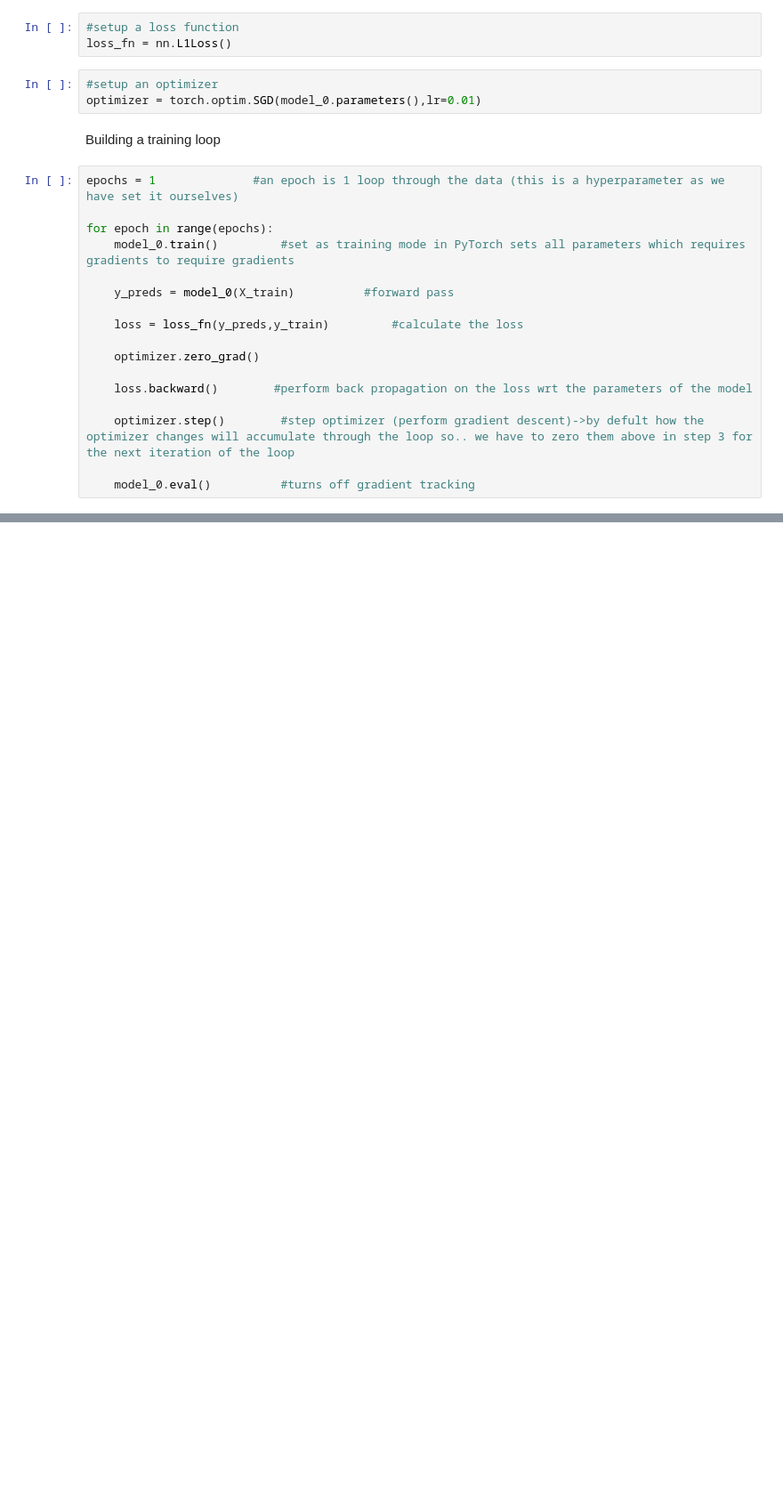
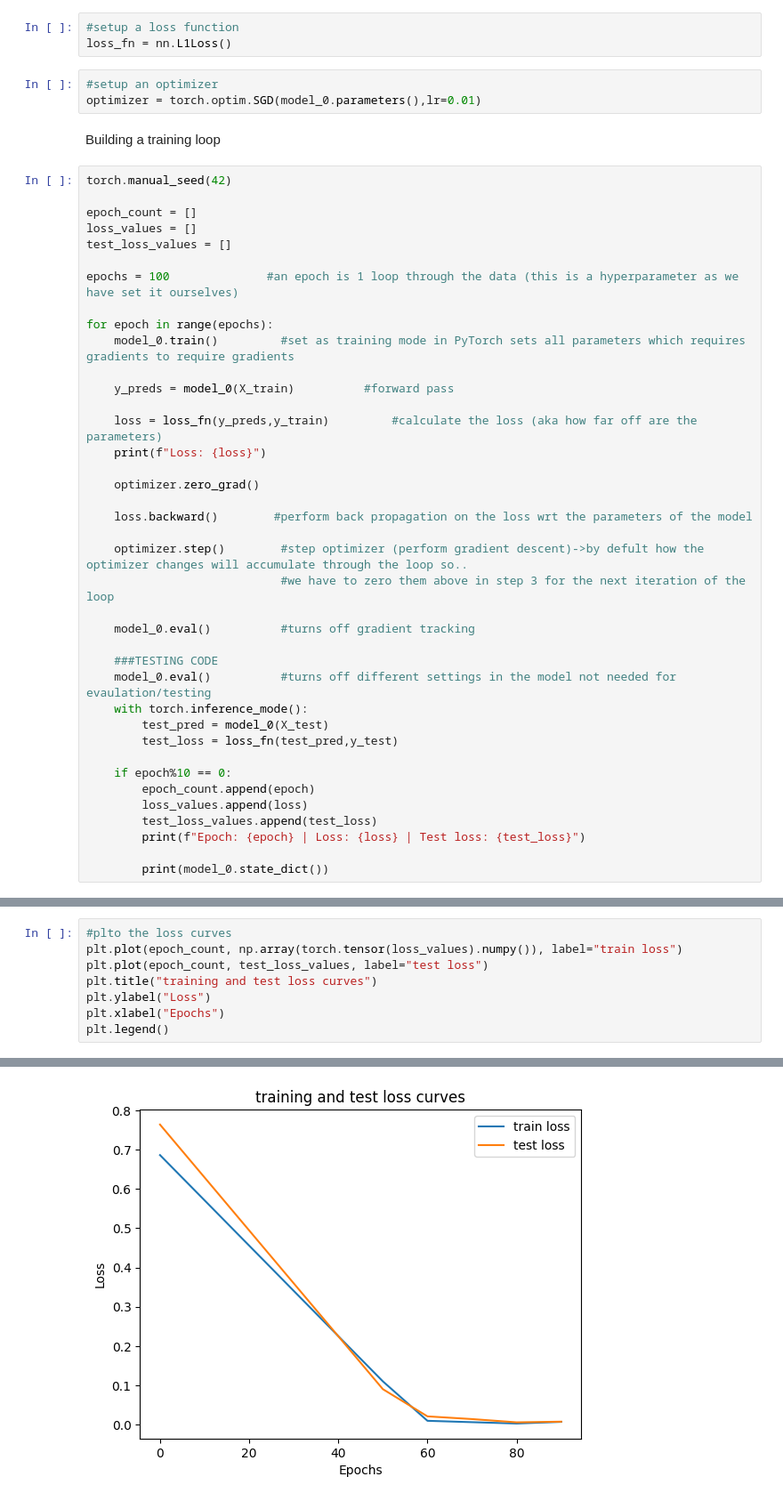
Before and after one commit to RyanTang019/PyTorch, a Jupyter notebook: 01_PyTorch_workflow.ipynb, the cells around one changed output, grey strips where cells are left out. Shown at 89% size. Drawn from its saved outputs; the diff is of its cells as text; blank space fills up the shorter version.

Commit message:
training the model and testing the model as well as checking the loss curve

```diff
--- a/01_PyTorch_workflow.ipynb
+++ b/01_PyTorch_workflow.ipynb
@@ -170,19 +171,41 @@ optimizer = torch.optim.SGD(model_0.parameters(),lr=0.01)
 # %% [markdown]
 Building a training loop
 # %%
-epochs = 1              #an epoch is 1 loop through the data (this is a hyperparameter as we have set it ourselves)
+torch.manual_seed(42)
+
+epoch_count = []
+loss_values = []
+test_loss_values = []
+
+epochs = 100              #an epoch is 1 loop through the data (this is a hyperparameter as we have set it ourselves)
 
 for epoch in range(epochs):
     model_0.train()         #set as training mode in PyTorch sets all parameters which requires gradients to require gradients
 
     y_preds = model_0(X_train)          #forward pass
 
-    loss = loss_fn(y_preds,y_train)         #calculate the loss
+    loss = loss_fn(y_preds,y_train)         #calculate the loss (aka how far off are the parameters)
+    print(f"Loss: {loss}")
 
     optimizer.zero_grad()
 
     loss.backward()        #perform back propagation on the loss wrt the parameters of the model
 
-    optimizer.step()        #step optimizer (perform gradient descent)->by defult how the optimizer changes will accumulate through the loop so.. we have to zero them above in step 3 for the next iteration of the loop
+    optimizer.step()        #step optimizer (perform gradient descent)->by defult how the optimizer changes will accumulate through the loop so..
+                            #we have to zero them above in step 3 for the next iteration of the loop
 
     model_0.eval()          #turns off gradient tracking
+
+    ###TESTING CODE
+    model_0.eval()          #turns off different settings in the model not needed for evaulation/testing
+    with torch.inference_mode():
+        test_pred = model_0(X_test)
+        test_loss = loss_fn(test_pred,y_test)
+
+    if epoch%10 == 0:
+        epoch_count.append(epoch)
+        loss_values.append(loss)
+        test_loss_values.append(test_loss)
+        print(f"Epoch: {epoch} | Loss: {loss} | Test loss: {test_loss}")
+
+        print(model_0.state_dict())
@@ -188,0 +230,9 @@ for epoch in range(epochs):
+# %%
+#plto the loss curves
+plt.plot(epoch_count, np.array(torch.tensor(loss_values).numpy()), label="train loss")
+plt.plot(epoch_count, test_loss_values, label="test loss")
+plt.title("training and test loss curves")
+plt.ylabel("Loss")
+plt.xlabel("Epochs")
+plt.legend()
+# %% [output]
@@ -188,0 +240 @@ for epoch in range(epochs):
+[figure, added]
```
Also changed, not shown: parts of 9 cells of this notebook.
